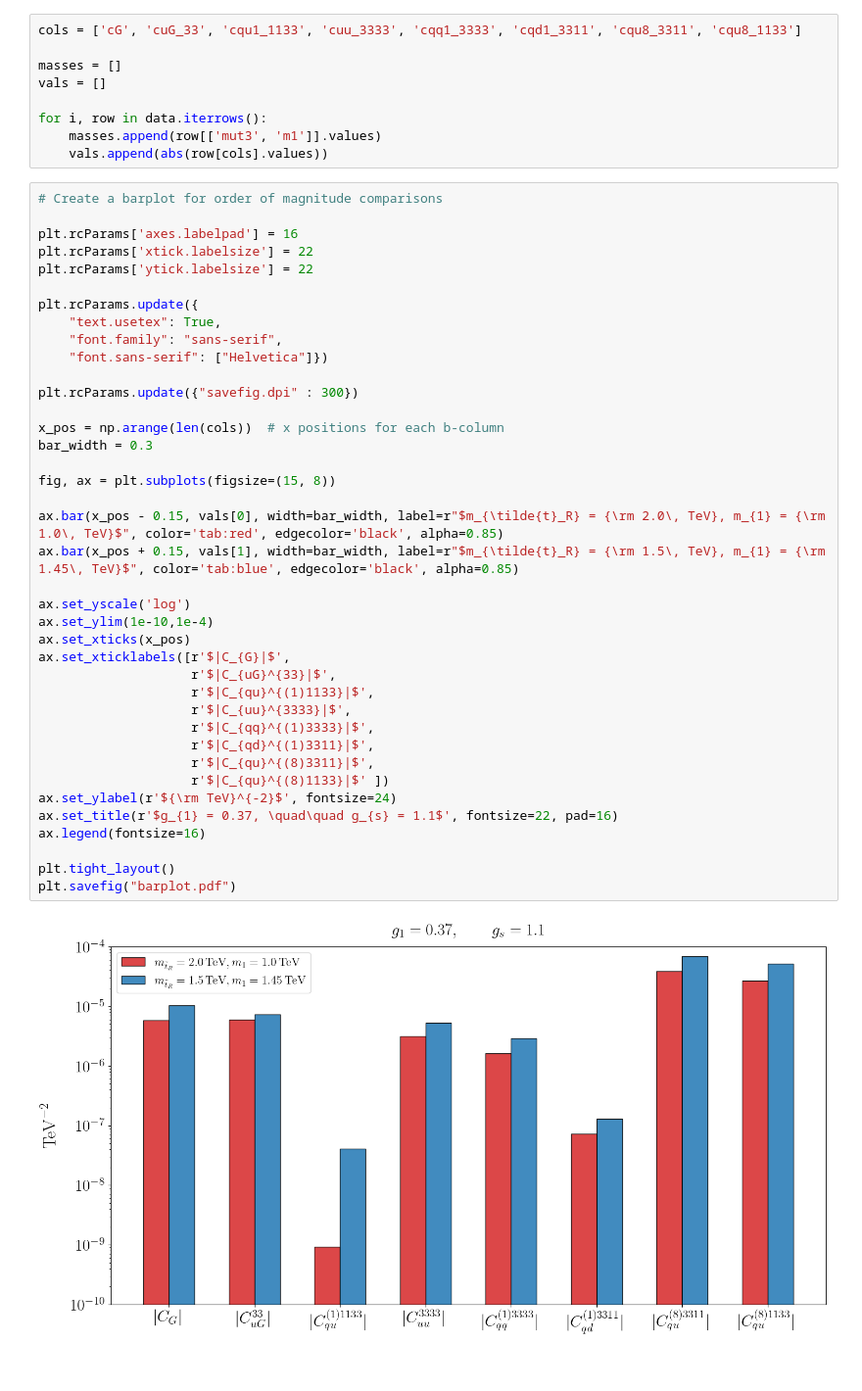
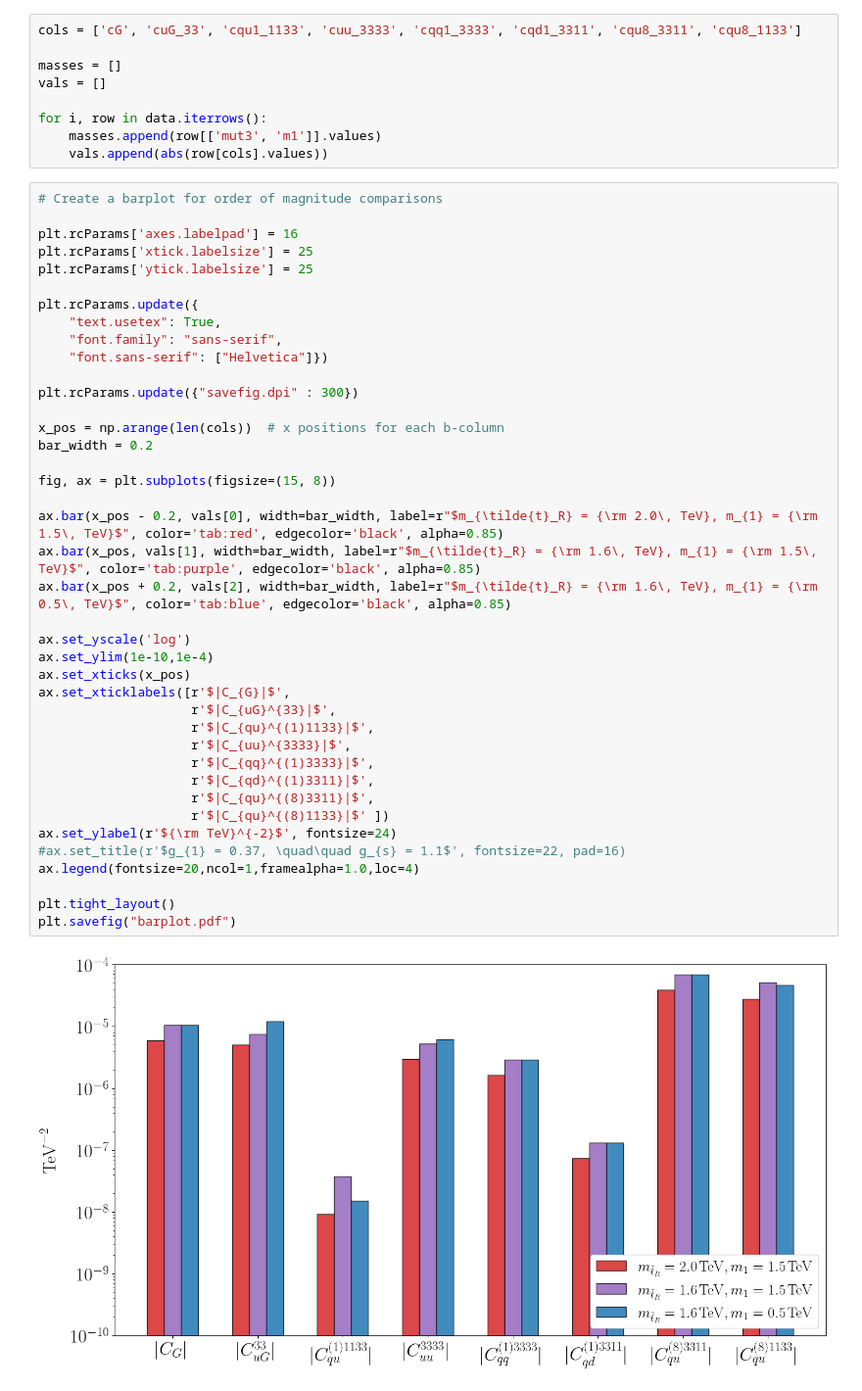
Before and after one commit to BSM-EFT/OperatorToCpp, a Jupyter notebook: plots/plots.ipynb, the cells around one changed output. Shown: that part at 98% size. Cells and saved outputs as stored; diff of their text form.

```diff
--- a/plots/plots.ipynb
+++ b/plots/plots.ipynb
@@ -91,40 +92,41 @@ for i, row in data.iterrows():
 # Create a barplot for order of magnitude comparisons
 
 plt.rcParams['axes.labelpad'] = 16
-plt.rcParams['xtick.labelsize'] = 22
-plt.rcParams['ytick.labelsize'] = 22
+plt.rcParams['xtick.labelsize'] = 25
+plt.rcParams['ytick.labelsize'] = 25
 
 plt.rcParams.update({
     "text.usetex": True,
     "font.family": "sans-serif",
     "font.sans-serif": ["Helvetica"]})
 
 plt.rcParams.update({"savefig.dpi" : 300})
 
 x_pos = np.arange(len(cols))  # x positions for each b-column
-bar_width = 0.3
+bar_width = 0.2
 
 fig, ax = plt.subplots(figsize=(15, 8))
 
-ax.bar(x_pos - 0.15, vals[0], width=bar_width, label=r"$m_{\tilde{t}_R} = {\rm 2.0\, TeV}, m_{1} = {\rm 1.0\, TeV}$", color='tab:red', edgecolor='black', alpha=0.85)
-ax.bar(x_pos + 0.15, vals[1], width=bar_width, label=r"$m_{\tilde{t}_R} = {\rm 1.5\, TeV}, m_{1} = {\rm 1.45\, TeV}$", color='tab:blue', edgecolor='black', alpha=0.85)
+ax.bar(x_pos - 0.2, vals[0], width=bar_width, label=r"$m_{\tilde{t}_R} = {\rm 2.0\, TeV}, m_{1} = {\rm 1.5\, TeV}$", color='tab:red', edgecolor='black', alpha=0.85)
+ax.bar(x_pos, vals[1], width=bar_width, label=r"$m_{\tilde{t}_R} = {\rm 1.6\, TeV}, m_{1} = {\rm 1.5\, TeV}$", color='tab:purple', edgecolor='black', alpha=0.85)
+ax.bar(x_pos + 0.2, vals[2], width=bar_width, label=r"$m_{\tilde{t}_R} = {\rm 1.6\, TeV}, m_{1} = {\rm 0.5\, TeV}$", color='tab:blue', edgecolor='black', alpha=0.85)
 
 ax.set_yscale('log')
 ax.set_ylim(1e-10,1e-4)
 ax.set_xticks(x_pos)
 ax.set_xticklabels([r'$|C_{G}|$',
                     r'$|C_{uG}^{33}|$',
                     r'$|C_{qu}^{(1)1133}|$',
                     r'$|C_{uu}^{3333}|$',
                     r'$|C_{qq}^{(1)3333}|$',
                     r'$|C_{qd}^{(1)3311}|$',
                     r'$|C_{qu}^{(8)3311}|$',
                     r'$|C_{qu}^{(8)1133}|$' ])
 ax.set_ylabel(r'${\rm TeV}^{-2}$', fontsize=24)
-ax.set_title(r'$g_{1} = 0.37, \quad\quad g_{s} = 1.1$', fontsize=22, pad=16)
-ax.legend(fontsize=16)
+#ax.set_title(r'$g_{1} = 0.37, \quad\quad g_{s} = 1.1$', fontsize=22, pad=16)
+ax.legend(fontsize=20,ncol=1,framealpha=1.0,loc=4)
 
 plt.tight_layout()
 plt.savefig("barplot.pdf")
 # %% [output]
-[figure, old version]
+[figure, new version]
```
Also changed, not shown: parts of 1 cell of this notebook, 3 other files.
